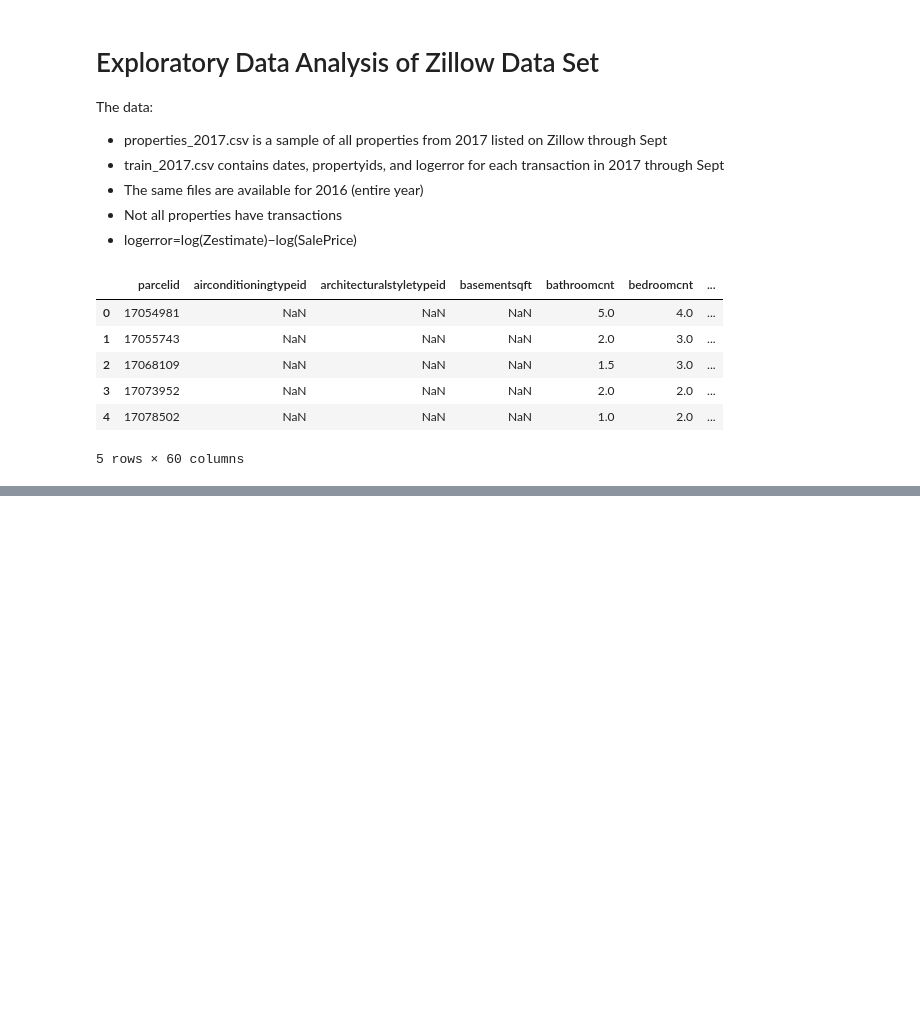
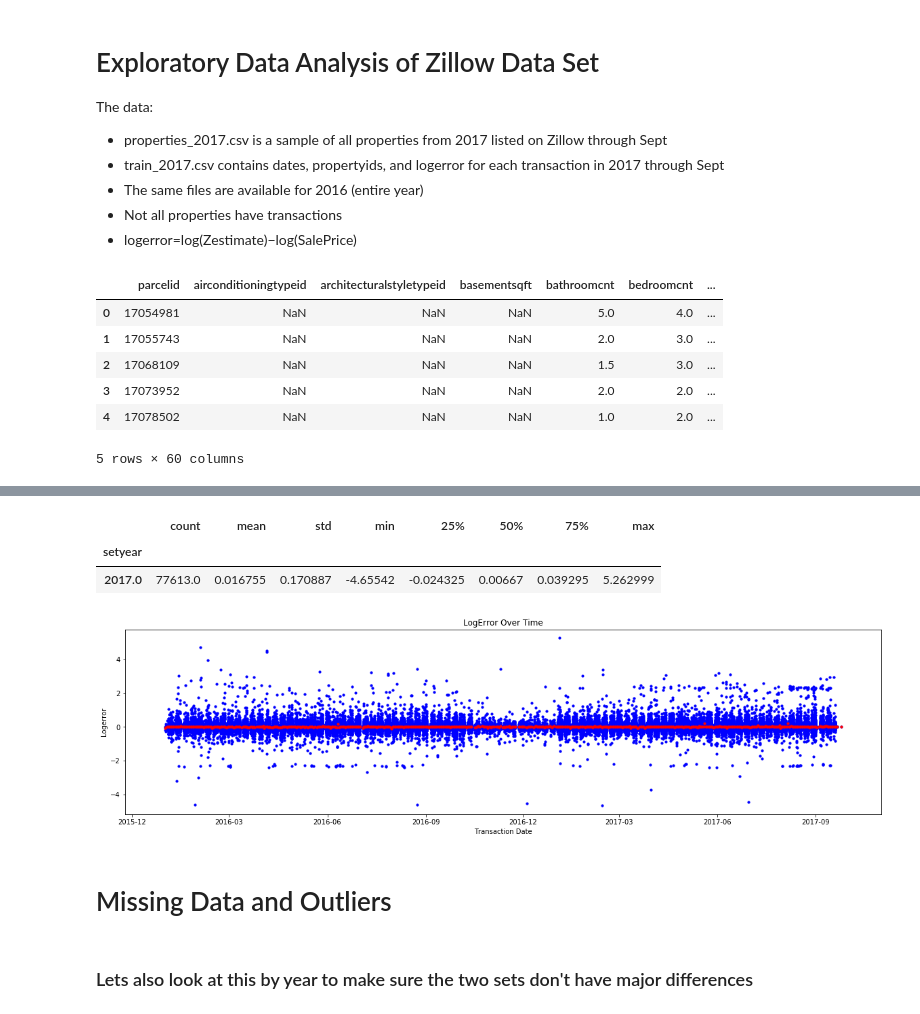
Before and after one commit to erstrong/INFO-7390-ADS-Fall-17-TeamNo., a Jupyter notebook: Mid-Term/Part 1 Exploratory Data Analysis.ipynb, the cells around one changed output, grey strips where cells are left out. Cells and saved outputs as stored; diff of their text form; code cells hidden in the pictures; blank space fills up the shorter version.

Commit message:
EDA plots

```diff
--- a/Mid-Term/Part 1 Exploratory Data Analysis.ipynb
+++ b/Mid-Term/Part 1 Exploratory Data Analysis.ipynb
@@ -91,0 +95,7 @@ Name: taxdelinquencyyear, dtype: float64
+# %%
+df_merged16['setyear'] = 2016
+# %%
+df_merged17['setyear'] = 2017
+# %%
+df_total = df_merged16.append(df_merged17, ignore_index=True)
+df_total.head()
@@ -91,0 +111,20 @@ Name: taxdelinquencyyear, dtype: float64
+# %%
+df_total.groupby('setyear')['logerror'].describe()
+# %% [output]
+|  | count | mean | std | min | 25% | 50% | 75% | max |
+| setyear |  |  |  |  |  |  |  |  |
+| 2017.0 | 77613.0 | 0.016755 | 0.170887 | -4.65542 | -0.024325 | 0.00667 | 0.039295 | 5.262999 |
+# %%
+means = df_total.groupby('transactiondate')['logerror'].mean()
+# %%
+plt.figure(figsize=(20,5))
+plt.scatter(df_total['transactiondate'].tolist(), df_total['logerror'], s =10, c = 'blue')
+plt.scatter(means.index, means, s =10, c = 'red')
+plt.title('LogError Over Time')
+plt.xlabel('Transaction Date')
+plt.ylabel('Logerror')
+plt.show()
+# %% [output]
+[figure, added]
+# %% [markdown]
+# Missing Data and Outliers
@@ -91,0 +139,2 @@ Name: taxdelinquencyyear, dtype: float64
+# %% [markdown]
+### Lets also look at this by year to make sure the two sets don't have major differences
```
Also changed, not shown: parts of 81 cells of this notebook.
